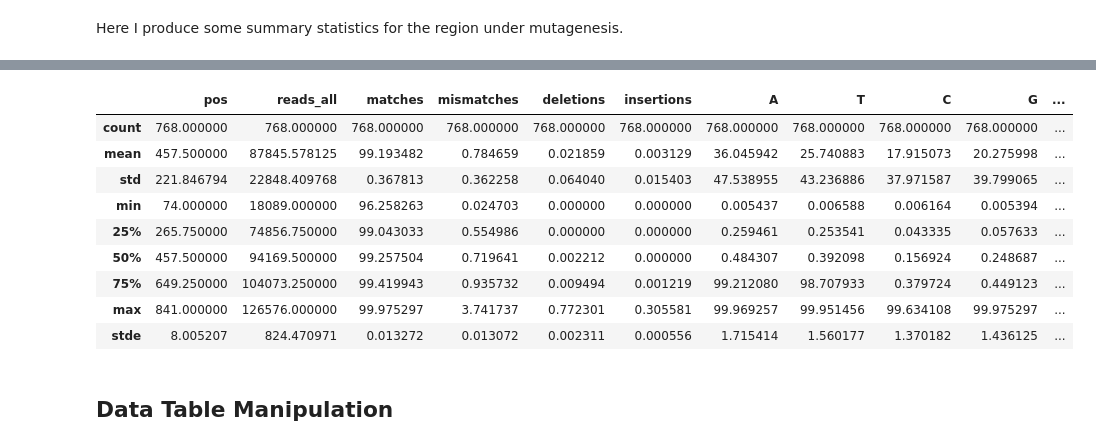
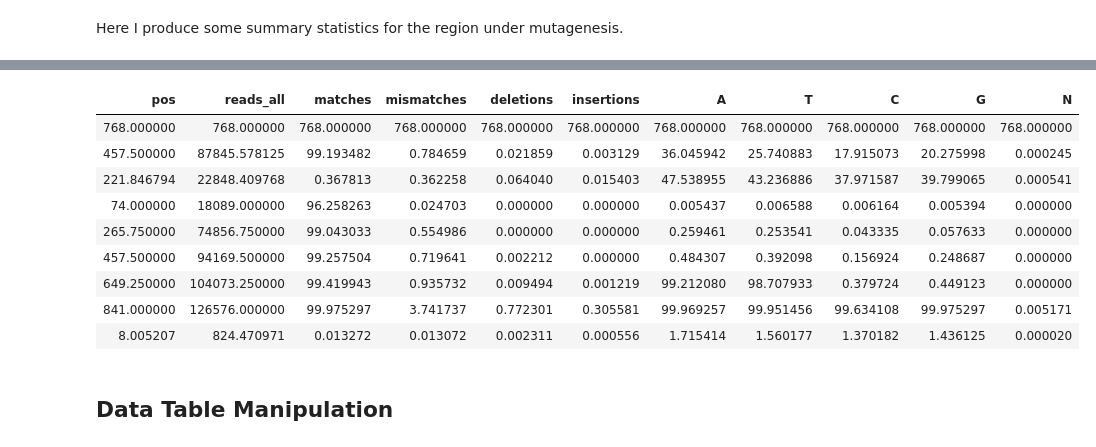
Before and after one commit to DuncanTormey/rap1_select_detect, a Jupyter notebook: notebook/rap1_analysis_notebook.ipynb, the cells around one changed output, grey strips where cells are left out. Saved outputs shown, nothing was run; the diff lists cells and outputs as text; code cells hidden in the pictures.

```diff
--- a/notebook/rap1_analysis_notebook.ipynb
+++ b/notebook/rap1_analysis_notebook.ipynb
@@ -26,6 +26,39 @@ matplotlib.rcParams['pdf.fonttype'] = 42
 matplotlib.rcParams['ps.fonttype'] = 42
 
 %matplotlib inline
+# %%
+def DataTable(df):
+    # I got this from http://blog.dornea.nu/2014/08/28/using-jquery-datatables-with-ipython/
+    """ Prints a pandas.DataFrame as JQuery DataTables """
+    # Generate random container name
+    from IPython.display import HTML
+    import uuid
+    import qgrid
+    id_container = uuid.uuid1()
+    output = """
+        <div id="datatable-container-%s">
+            <link rel="stylesheet" type="text/css" href="http://ajax.aspnetcdn.com/ajax/jquery.dataTables/1.9.0/css/jquery.dataTables.css">
+            <link rel="stylesheet" type="text/css" href="http://ajax.aspnetcdn.com/ajax/jquery.dataTables/1.9.0/css/jquery.dataTables_themeroller.css">
+            <script type="text/javascript" charset="utf8" src="http://ajax.aspnetcdn.com/ajax/jquery.dataTables/1.9.0/jquery.dataTables.min.js"></script>
+
+            <script type="text/javascript">
+                var url = window.location.href;
+
+                if(url.indexOf("localhost:9999") != -1){
+                    $('#datatable-container-%s table.datatable').dataTable();
+                } else {
+                    $.getScript("http://code.jquery.com/jquery-1.11.1.min.js");
+                    $(document).ready(function() {
+                        $('#datatable-container-%s table.datatable').dataTable();
+                    });
+                }
+
+            </script>
+            <!-- Insert table below -->
+            %s
+        </div>
+    """ % (id_container, id_container, id_container, df.to_html(index=False, classes="datatable dataframe"))
+    return HTML(output)
 # %% [markdown]
 Here I clone one of the main python classes that I use across projects. It defines a Fastq object and SimrFastq object that inherits from the Fastq object. These are used in the SimrData class, which gathers information on sequencing data from the Stowers file system. I display the entire python script in the cell below for future reference.
 # %%
@@ -985,21 +1018,21 @@ describe_df
 # %%
 df = pd.read_csv(position_data_tables['Mut_lib_plasmid'], sep='\t')
 df = norm_position_df(df)
 describe_df = df[(df['pos'] >= 74) & (df['pos'] <=841)].describe()
 describe_df.loc['stde'] = describe_df.loc['std']/np.sqrt(describe_df.loc['count'])
 describe_df.to_csv('../data/tables/Mut_lib_plasmid_summary_stats_pos_74-841.tsv')
-describe_df
+DataTable(describe_df)
 # %% [output]
-|  | pos | reads_all | matches | mismatches | deletions | insertions | A | T | C | G | ... |
-| count | 768.000000 | 768.000000 | 768.000000 | 768.000000 | 768.000000 | 768.000000 | 768.000000 | 768.000000 | 768.000000 | 768.000000 | ... |
-| mean | 457.500000 | 87845.578125 | 99.193482 | 0.784659 | 0.021859 | 0.003129 | 36.045942 | 25.740883 | 17.915073 | 20.275998 | ... |
-| std | 221.846794 | 22848.409768 | 0.367813 | 0.362258 | 0.064040 | 0.015403 | 47.538955 | 43.236886 | 37.971587 | 39.799065 | ... |
-| min | 74.000000 | 18089.000000 | 96.258263 | 0.024703 | 0.000000 | 0.000000 | 0.005437 | 0.006588 | 0.006164 | 0.005394 | ... |
-| 25% | 265.750000 | 74856.750000 | 99.043033 | 0.554986 | 0.000000 | 0.000000 | 0.259461 | 0.253541 | 0.043335 | 0.057633 | ... |
-| 50% | 457.500000 | 94169.500000 | 99.257504 | 0.719641 | 0.002212 | 0.000000 | 0.484307 | 0.392098 | 0.156924 | 0.248687 | ... |
-| 75% | 649.250000 | 104073.250000 | 99.419943 | 0.935732 | 0.009494 | 0.001219 | 99.212080 | 98.707933 | 0.379724 | 0.449123 | ... |
-| max | 841.000000 | 126576.000000 | 99.975297 | 3.741737 | 0.772301 | 0.305581 | 99.969257 | 99.951456 | 99.634108 | 99.975297 | ... |
-| stde | 8.005207 | 824.470971 | 0.013272 | 0.013072 | 0.002311 | 0.000556 | 1.715414 | 1.560177 | 1.370182 | 1.436125 | ... |
+| pos | reads_all | matches | mismatches | deletions | insertions | A | T | C | G | N |
+| 768.000000 | 768.000000 | 768.000000 | 768.000000 | 768.000000 | 768.000000 | 768.000000 | 768.000000 | 768.000000 | 768.000000 | 768.000000 |
+| 457.500000 | 87845.578125 | 99.193482 | 0.784659 | 0.021859 | 0.003129 | 36.045942 | 25.740883 | 17.915073 | 20.275998 | 0.000245 |
+| 221.846794 | 22848.409768 | 0.367813 | 0.362258 | 0.064040 | 0.015403 | 47.538955 | 43.236886 | 37.971587 | 39.799065 | 0.000541 |
+| 74.000000 | 18089.000000 | 96.258263 | 0.024703 | 0.000000 | 0.000000 | 0.005437 | 0.006588 | 0.006164 | 0.005394 | 0.000000 |
+| 265.750000 | 74856.750000 | 99.043033 | 0.554986 | 0.000000 | 0.000000 | 0.259461 | 0.253541 | 0.043335 | 0.057633 | 0.000000 |
+| 457.500000 | 94169.500000 | 99.257504 | 0.719641 | 0.002212 | 0.000000 | 0.484307 | 0.392098 | 0.156924 | 0.248687 | 0.000000 |
+| 649.250000 | 104073.250000 | 99.419943 | 0.935732 | 0.009494 | 0.001219 | 99.212080 | 98.707933 | 0.379724 | 0.449123 | 0.000000 |
+| 841.000000 | 126576.000000 | 99.975297 | 3.741737 | 0.772301 | 0.305581 | 99.969257 | 99.951456 | 99.634108 | 99.975297 | 0.005171 |
+| 8.005207 | 824.470971 | 0.013272 | 0.013072 | 0.002311 | 0.000556 | 1.715414 | 1.560177 | 1.370182 | 1.436125 | 0.000020 |
 # %% [markdown]
 ## Data Table Manipulation
 # %% [markdown]
```
Also changed, not shown: parts of 14 cells of this notebook, 1 other file.
